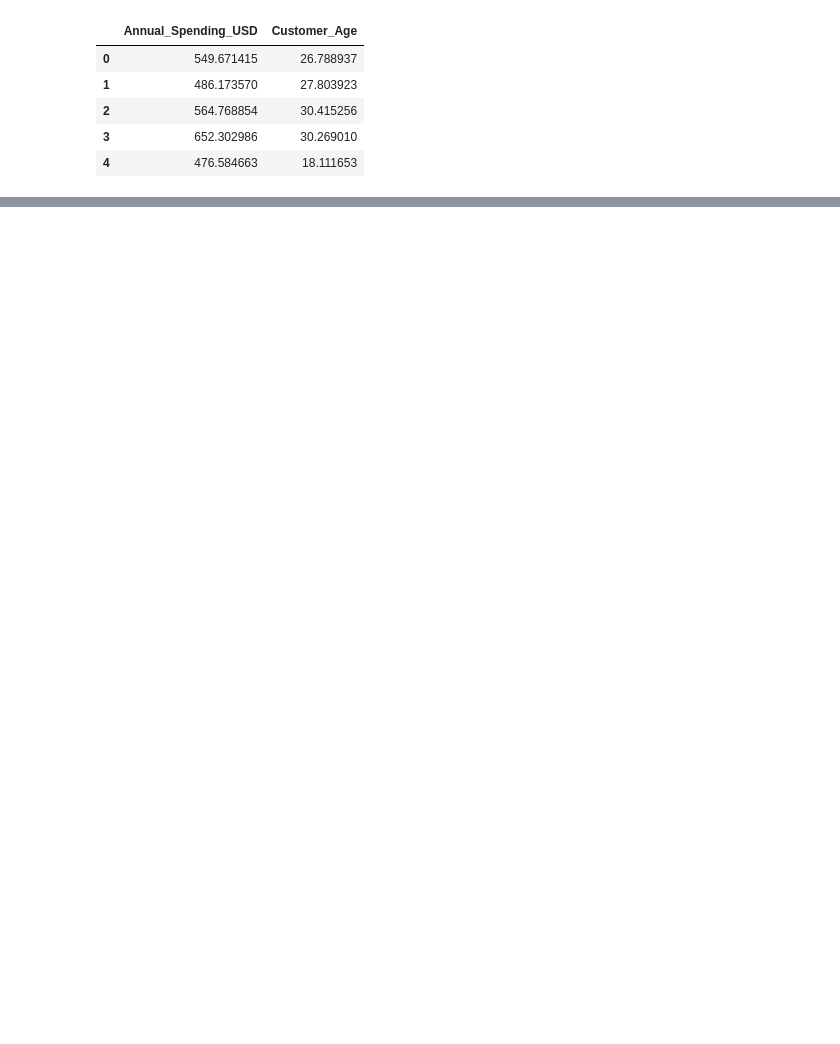
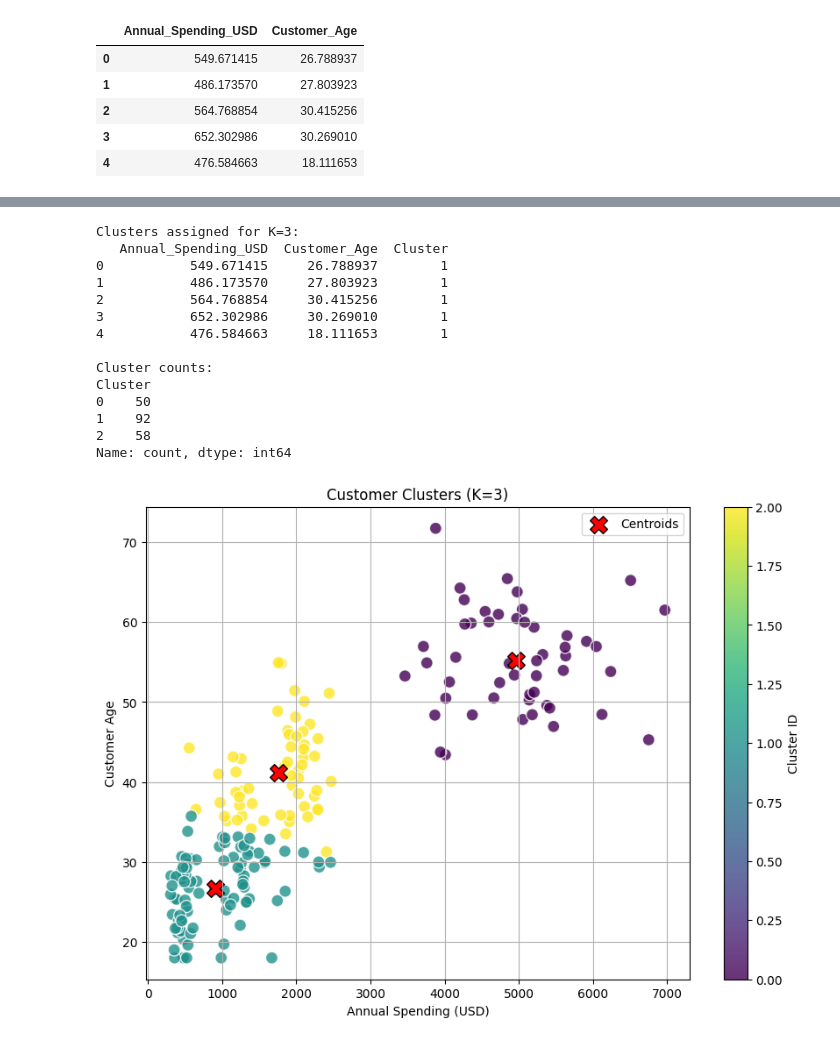
Before and after one commit to mrmyothet/Practical-ML, a Jupyter notebook: machine_learning/K-Means-Clustering/k_mean_clustering_framework.ipynb, the cells around one changed output, grey strips where cells are left out. Cells and saved outputs as stored; diff of their text form; code cells hidden in the pictures; blank space fills up the shorter version.

```diff
--- a/machine_learning/K-Means-Clustering/k_mean_clustering_framework.ipynb
+++ b/machine_learning/K-Means-Clustering/k_mean_clustering_framework.ipynb
@@ -39,0 +94,14 @@ df.head()
+# %%
+optimal_k = 3
+kmeans = KMeans(n_clusters=optimal_k, random_state=42, n_init=10)
+
+# Fit the model again
+kmeans.fit(X_scaled)
+
+# Get cluster labels for each data point
+cluster_labels = kmeans.labels_
+print(cluster_labels)
+
+# Get the coordinates of the cluster centroids (in scaled space)
+cluster_centroids_scaled = kmeans.cluster_centers_
+print(cluster_centroids_scaled)
@@ -39,0 +118,43 @@ df.head()
+# %%
+
+# Add cluster labels to the original DataFrame
+df['Cluster'] = cluster_labels
+
+print(f"\nClusters assigned for K={optimal_k}:")
+print(df.head())
+print("\nCluster counts:")
+print(df['Cluster'].value_counts().sort_index())
+
+# --- 5. Visualize the Clusters ---
+plt.figure(figsize=(10, 7))
+scatter = plt.scatter(df['Annual_Spending_USD'], df['Customer_Age'], c=df['Cluster'], cmap='viridis', s=100, alpha=0.8, edgecolors='w')
+# Plot centroids (need to inverse_transform them to original scale for plotting)
+
+cluster_centroids_original_scale = scaler.inverse_transform(cluster_centroids_scaled)
+
+plt.scatter(cluster_centroids_original_scale[:, 0], cluster_centroids_original_scale[:, 1],
+            marker='X', s=200, color='red', label='Centroids', edgecolors='black')
+
+plt.xlabel("Annual Spending (USD)")
+plt.ylabel("Customer Age")
+plt.title(f"Customer Clusters (K={optimal_k})")
+plt.colorbar(scatter, label='Cluster ID')
+plt.legend()
+plt.grid(True)
+plt.show()
+# %% [output]
+Clusters assigned for K=3:
+   Annual_Spending_USD  Customer_Age  Cluster
+0           549.671415     26.788937        1
+1           486.173570     27.803923        1
+2           564.768854     30.415256        1
+3           652.302986     30.269010        1
+4           476.584663     18.111653        1
+
+Cluster counts:
+Cluster
+0    50
+1    92
+2    58
+Name: count, dtype: int64
+[figure, added]
```
Also changed, not shown: parts of 5 cells of this notebook.
